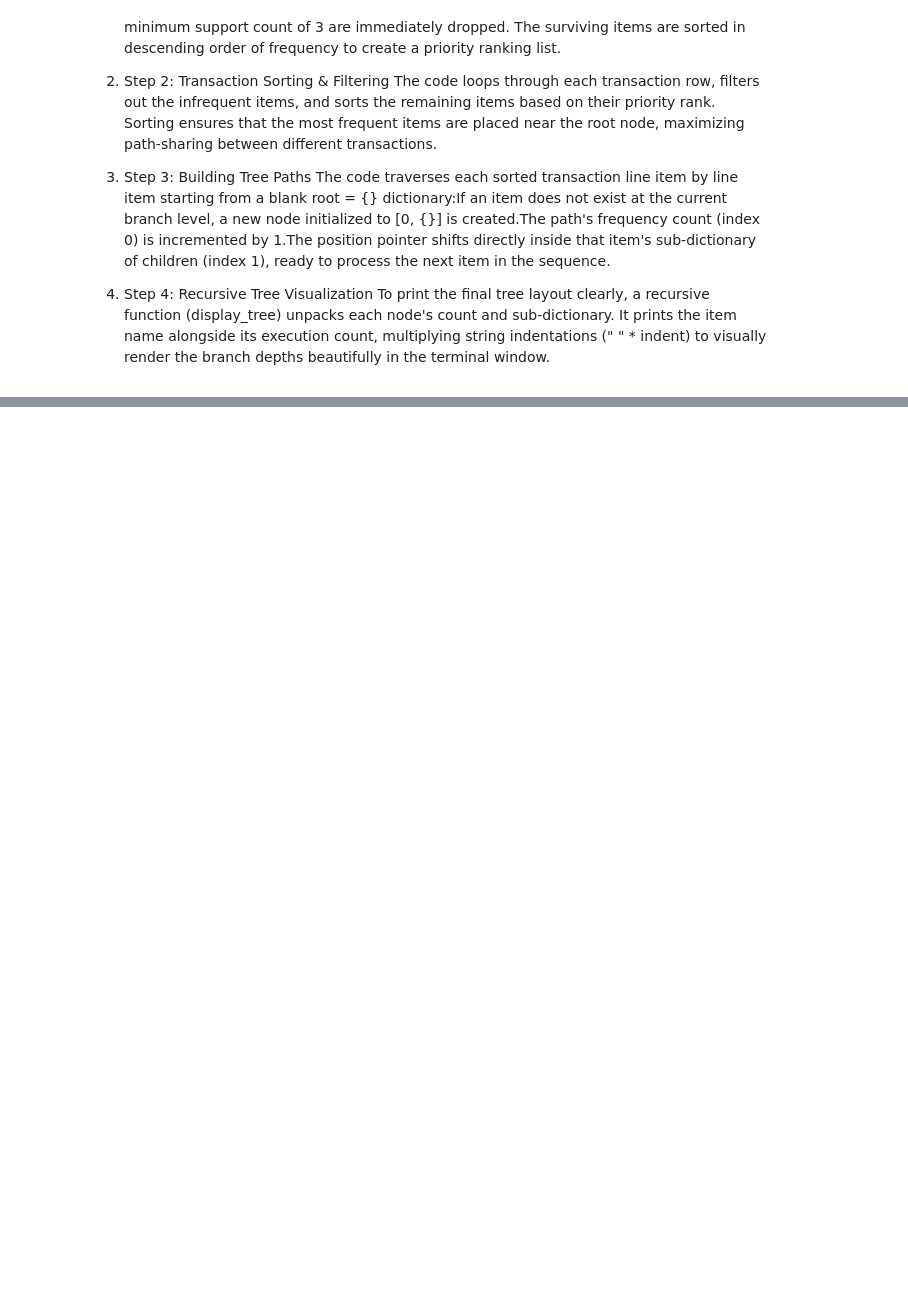
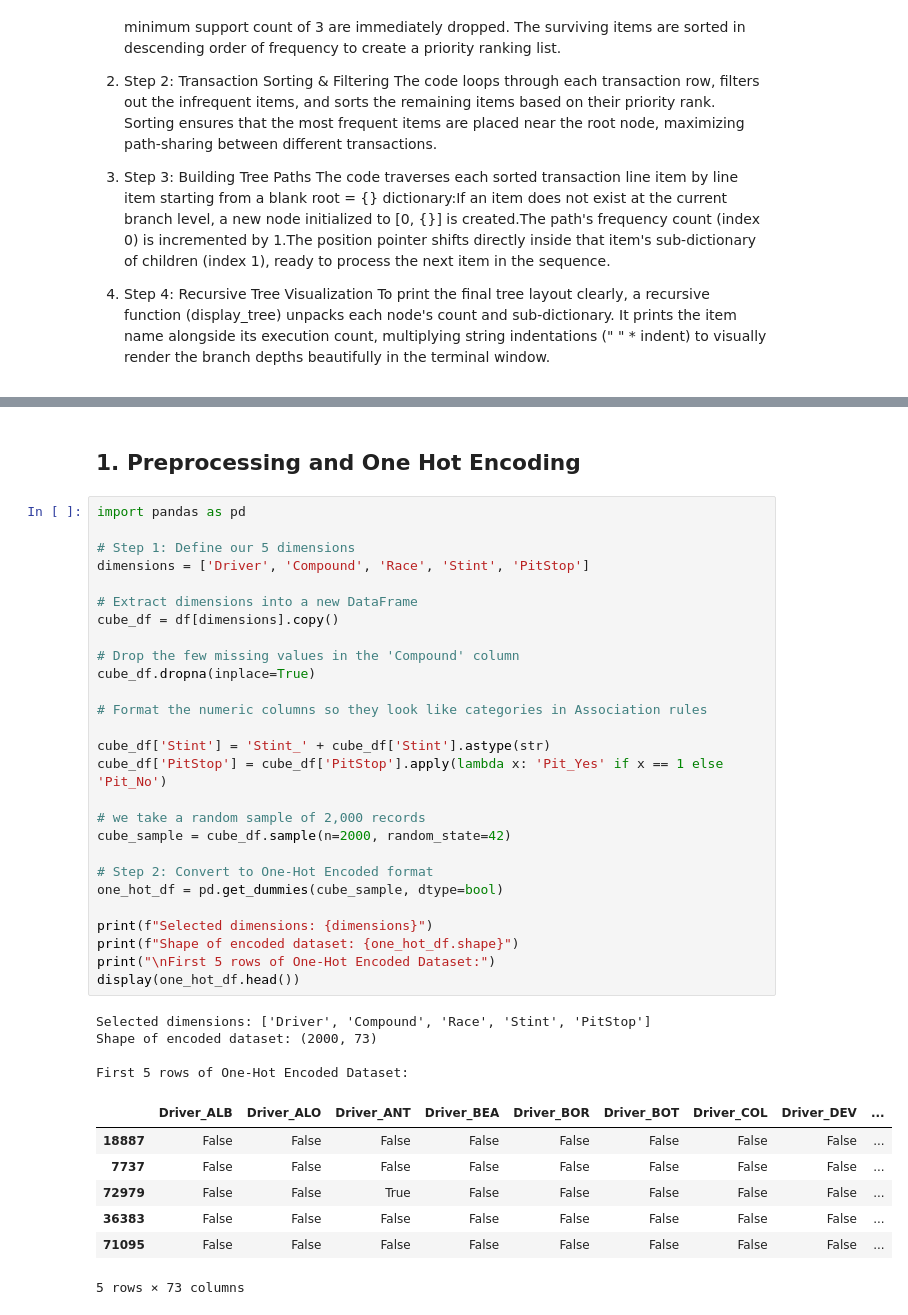
Before and after one commit to 5und4r/MachineLearningLab, a Jupyter notebook: MachineLearningLab.ipynb, the cells around one changed output, grey strips where cells are left out. Cells and saved outputs as stored; diff of their text form; blank space fills up the shorter version.

```diff
--- a/MachineLearningLab.ipynb
+++ b/MachineLearningLab.ipynb
@@ -479,0 +487,41 @@ Each tree node is represented as a simple two-element list inside a dictionary:$
+# %% [markdown]
+## 1. Preprocessing and One Hot Encoding
+# %%
+import pandas as pd
+
+# Step 1: Define our 5 dimensions
+dimensions = ['Driver', 'Compound', 'Race', 'Stint', 'PitStop']
+
+# Extract dimensions into a new DataFrame
+cube_df = df[dimensions].copy()
+
+# Drop the few missing values in the 'Compound' column
+cube_df.dropna(inplace=True)
+
+# Format the numeric columns so they look like categories in Association rules
+
+cube_df['Stint'] = 'Stint_' + cube_df['Stint'].astype(str)
+cube_df['PitStop'] = cube_df['PitStop'].apply(lambda x: 'Pit_Yes' if x == 1 else 'Pit_No')
+
+# we take a random sample of 2,000 records
+cube_sample = cube_df.sample(n=2000, random_state=42)
+
+# Step 2: Convert to One-Hot Encoded format
+one_hot_df = pd.get_dummies(cube_sample, dtype=bool)
+
+print(f"Selected dimensions: {dimensions}")
+print(f"Shape of encoded dataset: {one_hot_df.shape}")
+print("\nFirst 5 rows of One-Hot Encoded Dataset:")
+display(one_hot_df.head())
+# %% [output]
+Selected dimensions: ['Driver', 'Compound', 'Race', 'Stint', 'PitStop']
+Shape of encoded dataset: (2000, 73)
+
+First 5 rows of One-Hot Encoded Dataset:
+|  | Driver_ALB | Driver_ALO | Driver_ANT | Driver_BEA | Driver_BOR | Driver_BOT | Driver_COL | Driver_DEV | ... |
+| 18887 | False | False | False | False | False | False | False | False | ... |
+| 7737 | False | False | False | False | False | False | False | False | ... |
+| 72979 | False | False | True | False | False | False | False | False | ... |
+| 36383 | False | False | False | False | False | False | False | False | ... |
+| 71095 | False | False | False | False | False | False | False | False | ... |
+5 rows × 73 columns
```
Also changed, not shown: parts of 4 cells of this notebook.
